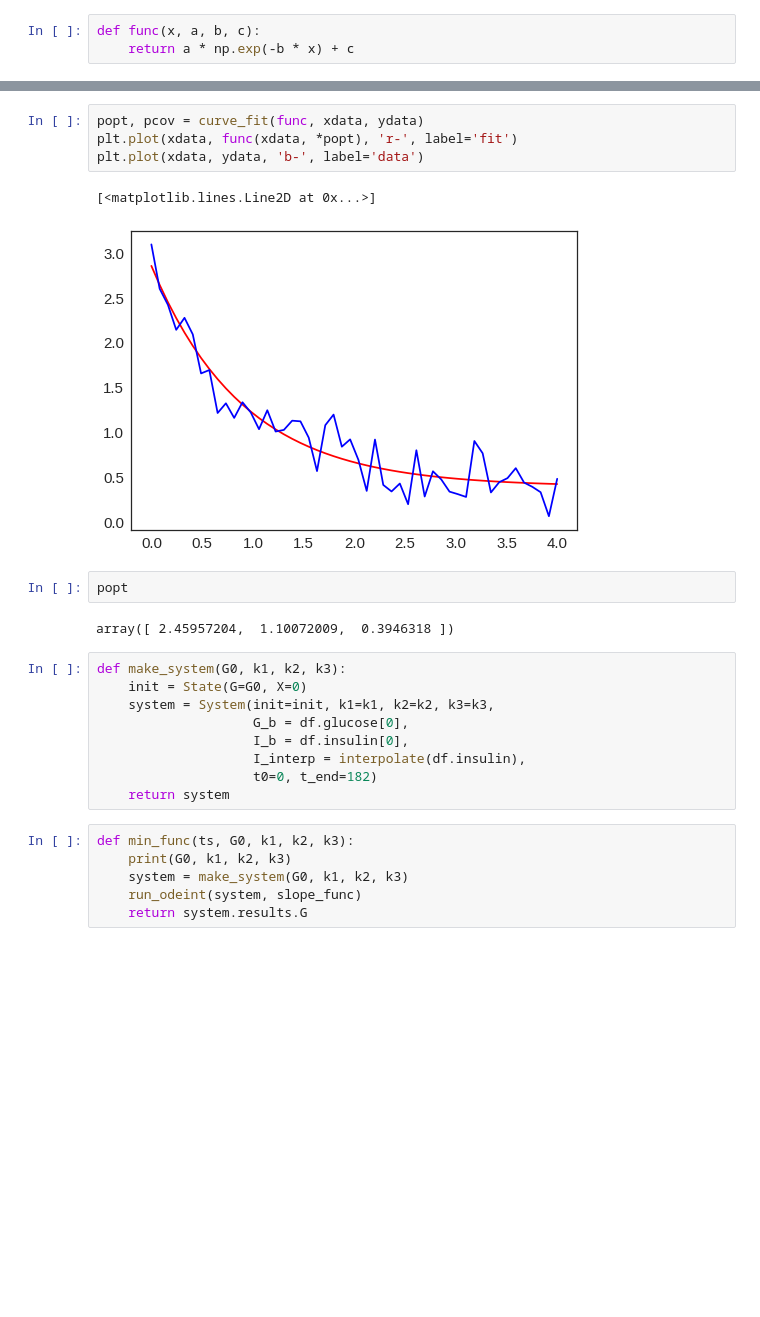
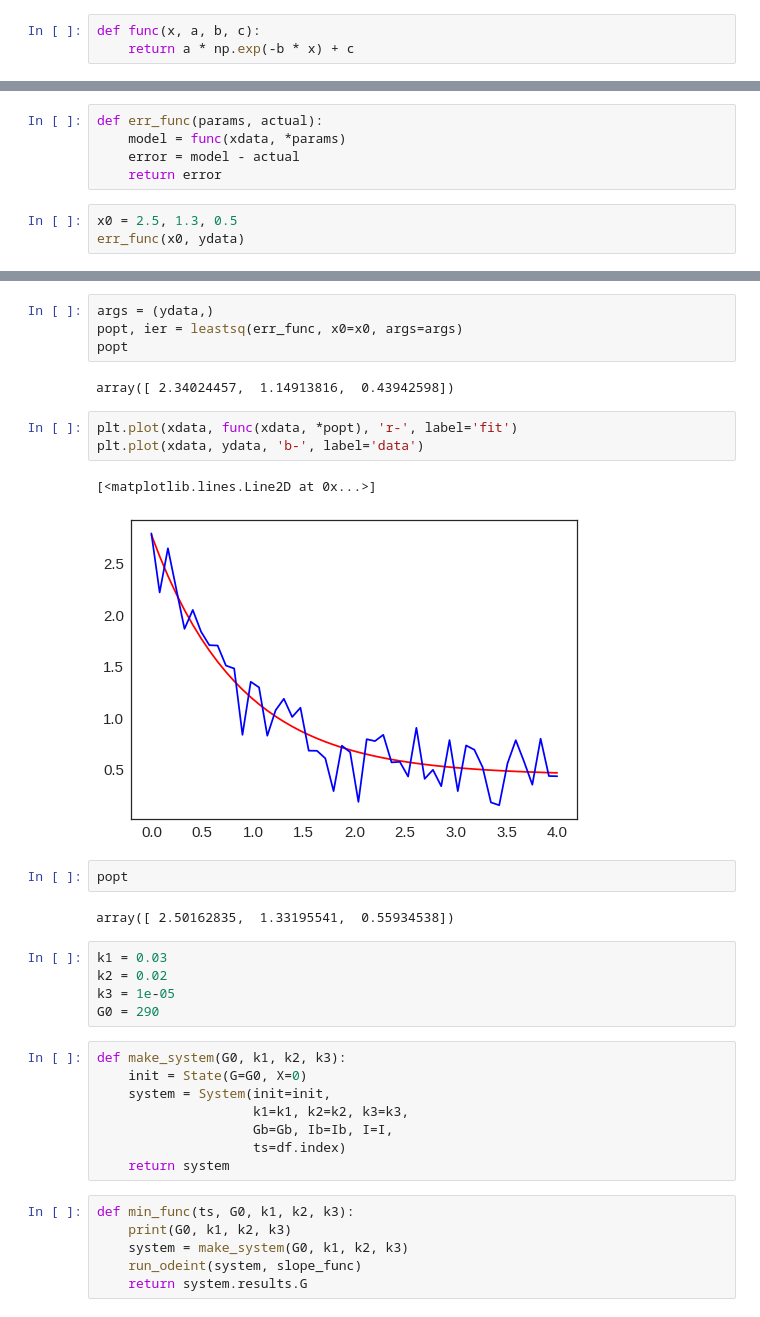
Before and after one commit to AllenDowney/ModSimPy, a Jupyter notebook: code/chap08soln.ipynb, the cells around one changed output, grey strips where cells are left out. Drawn from its saved outputs; the diff is of its cells as text; blank space fills up the shorter version.

```diff
--- a/code/chap08soln.ipynb
+++ b/code/chap08soln.ipynb
@@ -269,0 +251,8 @@ plt.plot(xdata, ydata, 'b-', label='data')
+# %%
+def err_func(params, actual):
+    model = func(xdata, *params)
+    error = model - actual
+    return error
+# %%
+x0 = 2.5, 1.3, 0.5
+err_func(x0, ydata)
@@ -270,22 +270,31 @@ plt.plot(xdata, ydata, 'b-', label='data')
+# %%
+args = (ydata,)
+popt, ier = leastsq(err_func, x0=x0, args=args)
+popt
+# %% [output]
+array([ 2.34024457,  1.14913816,  0.43942598])
 # %%
-popt, pcov = curve_fit(func, xdata, ydata)
 plt.plot(xdata, func(xdata, *popt), 'r-', label='fit')
 plt.plot(xdata, ydata, 'b-', label='data')
 # %% [output]
 [<matplotlib.lines.Line2D at 0x...>]
-[figure, old version]
+[figure, new version]
 # %%
 popt
 # %% [output]
-array([ 2.45957204,  1.10072009,  0.3946318 ])
+array([ 2.50162835,  1.33195541,  0.55934538])
+# %%
+k1 = 0.03
+k2 = 0.02
+k3 = 1e-05
+G0 = 290
 # %%
 def make_system(G0, k1, k2, k3):
     init = State(G=G0, X=0)
-    system = System(init=init, k1=k1, k2=k2, k3=k3,
-                    G_b = df.glucose[0],
-                    I_b = df.insulin[0],
-                    I_interp = interpolate(df.insulin),
-                    t0=0, t_end=182)
+    system = System(init=init,
+                    k1=k1, k2=k2, k3=k3,
+                    Gb=Gb, Ib=Ib, I=I,
+                    ts=df.index)
     return system
 # %%
 def min_func(ts, G0, k1, k2, k3):
```
Also changed, not shown: parts of 64 cells of this notebook.
